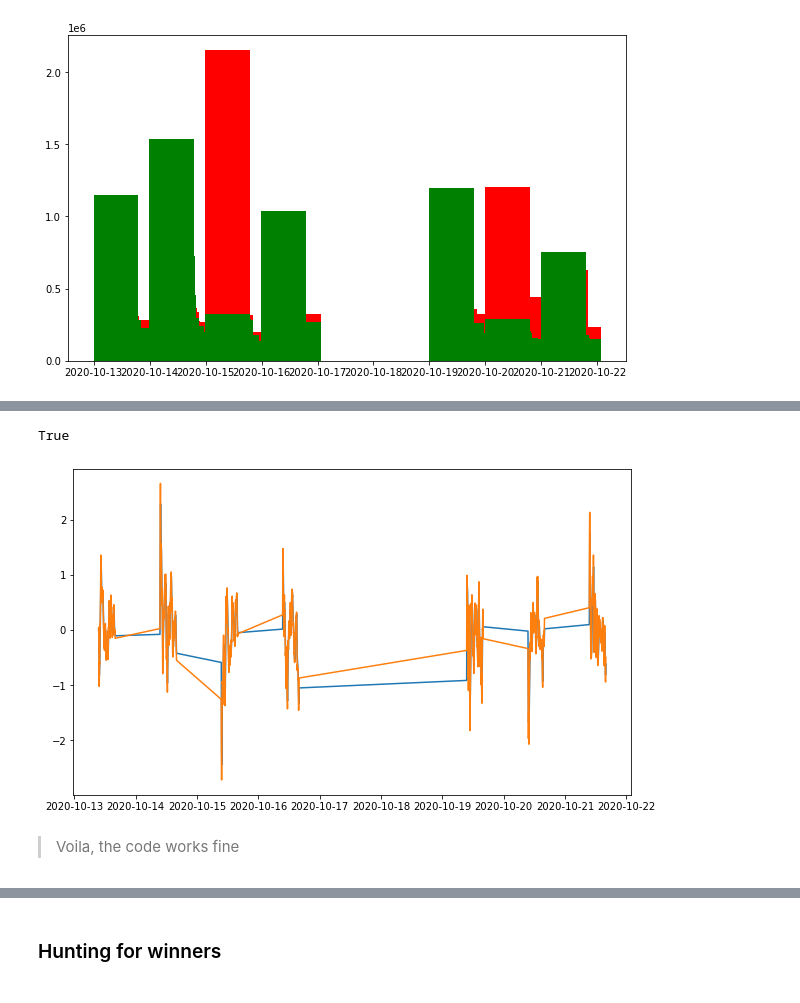
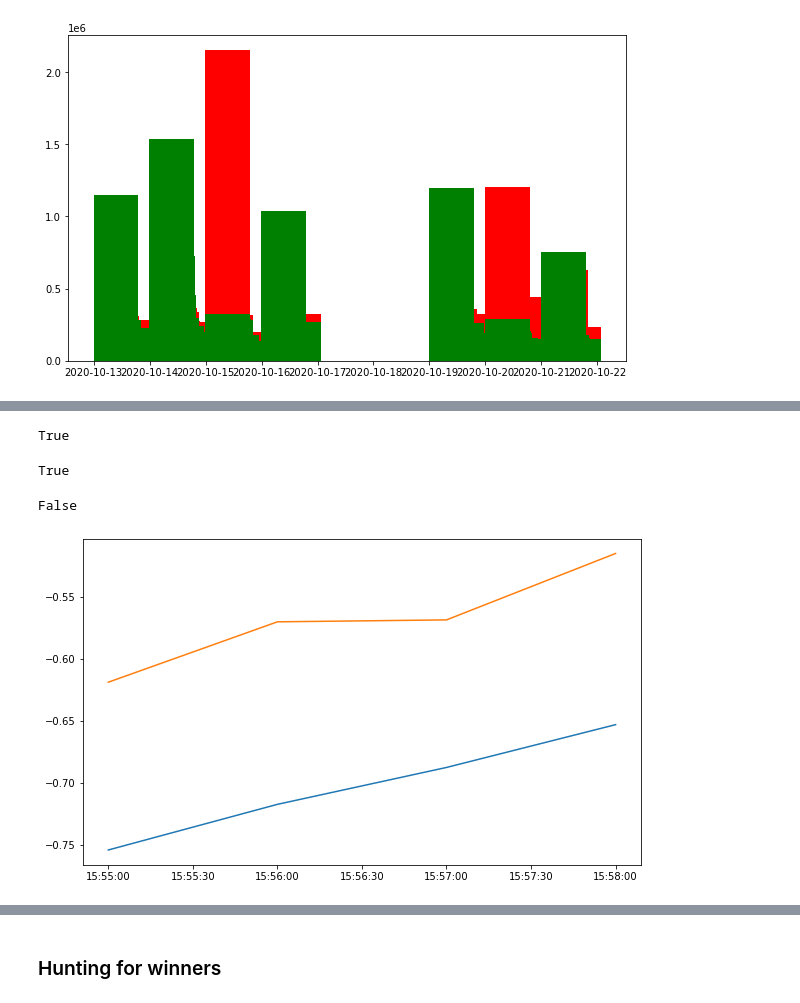
Before and after one commit to dataubc/stock_price_prediction, a Jupyter notebook: short_term/short_term_volume_macd.ipynb, the cells around one changed output, grey strips where cells are left out. Drawn from its saved outputs; the diff is of its cells as text; code cells hidden in the pictures.

```diff
--- a/short_term/short_term_volume_macd.ipynb
+++ b/short_term/short_term_volume_macd.ipynb
@@ -286,14 +341,16 @@ tsla.macd()
+# %%
+tsla.is_this_a_winner_ballinger(status_lower = ['normal','normal','normal'])
+# %% [output]
+True
 # %%
 tsla.is_this_a_winner_macd(colors = ['green','green','green'])
 # %% [output]
 True
-# %%
-# let's plot the result for macd
-
-df = tsla.macd()
-plt.plot(df['Datetime'],df['signal'])
-plt.plot(df['Datetime'],df['macd']);
-# %% [output]
-[figure, removed]
-# %% [markdown]
->Voila, the code works fine
+# %%
+tsla.is_this_a_winner_volume(colors = ['green','green','red','red'])
+# %% [output]
+False
+# %%
+tsla.plot_df_macd()
+# %% [output]
+[figure, added]
```
Also changed, not shown: parts of 11 cells of this notebook.
